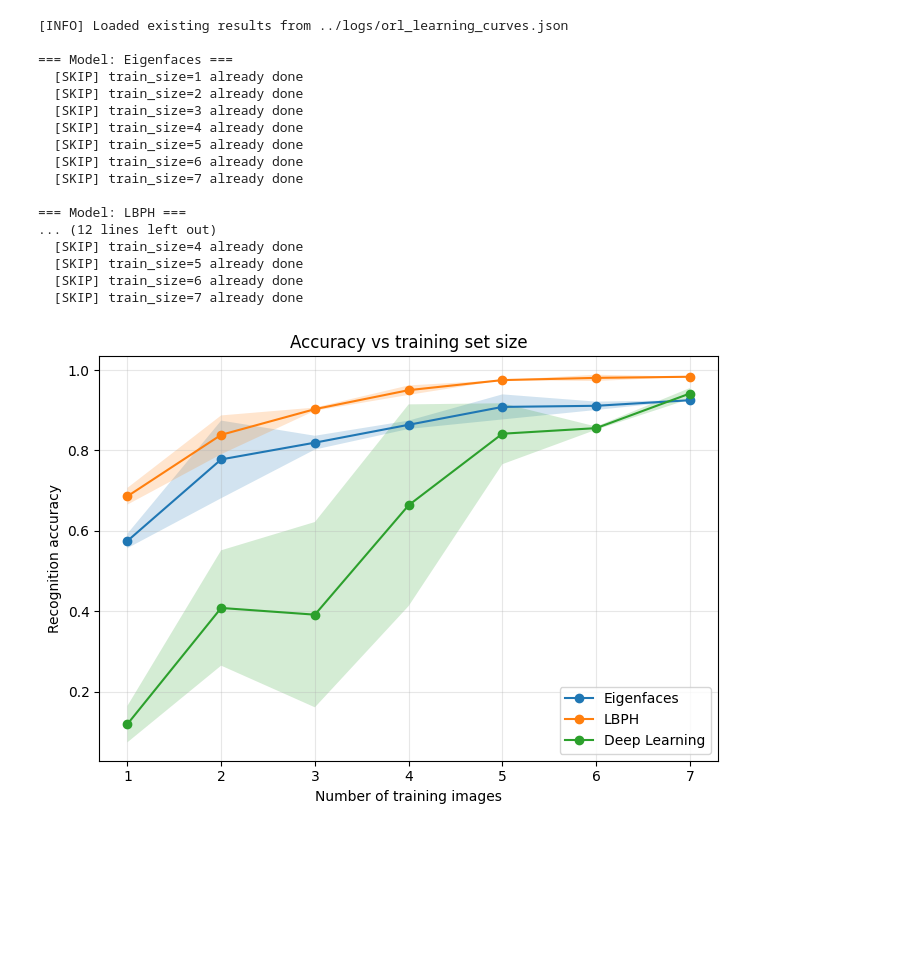
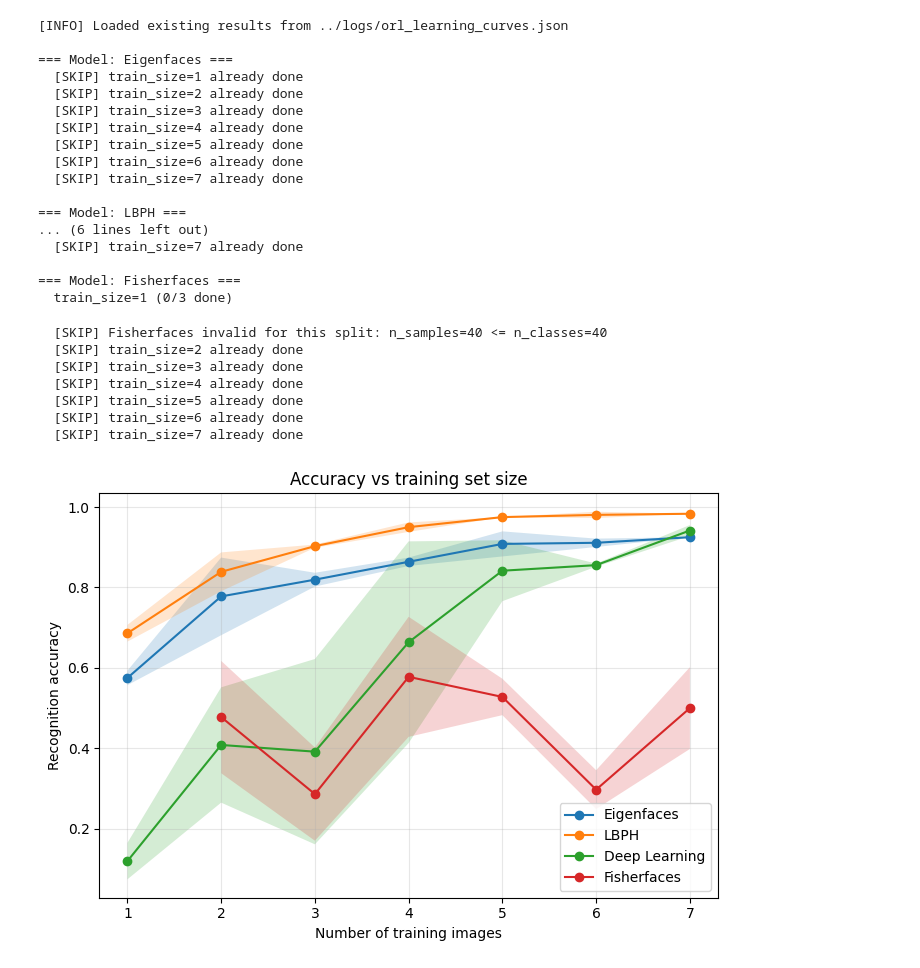
Before and after one commit to JeanJNMV/MDS-VIC_Face_Recognition, a Jupyter notebook: notebooks/F_10_GlobalResults.ipynb, the cells around one changed output. Cells and saved outputs as stored; diff of their text form; code cells hidden in the pictures; blank space fills up the shorter version.

Commit message:
globalcomp with fisherfaces

```diff
--- a/notebooks/F_10_GlobalResults.ipynb
+++ b/notebooks/F_10_GlobalResults.ipynb
@@ -63,7 +67,10 @@ def evaluate_models_vs_train_size(
                 model = model_fn()
 
                 # Fisherfaces needs strictly more training samples than classes.
-                if isinstance(model, Fisherfaces) and Xtr.shape[0] <= np.unique(ytr).size:
+                if (
+                    isinstance(model, Fisherfaces)
+                    and Xtr.shape[0] <= np.unique(ytr).size
+                ):
                     print(
                         "  [SKIP] Fisherfaces invalid for this split: "
                         f"n_samples={Xtr.shape[0]} <= n_classes={np.unique(ytr).size}"
@@ -139,42 +146,49 @@ models = {
     "Eigenfaces": lambda: Eigenfaces(K=10),
     "LBPH": lambda: LBPH(),
     "Fisherfaces": lambda: Fisherfaces(strict=False, normalize=False, random_state=0),
-    "Deep Learning": lambda: DeepLearningModel(),
+    # "Deep Learning": lambda: DeepLearningModel(),
 }
 
 train_sizes = [1, 2, 3, 4, 5, 6, 7]
 
 results = evaluate_models_vs_train_size(
     models=models,
     train_sizes=train_sizes,
     data=data,
     test_idx=test_idx,
     pool_idx=pool_idx,
     n_exp=3,
     save_path="../logs/orl_learning_curves.json",
 )
 
 summary = summarize_results(results)
 plot_learning_curves(summary)
 # %% [output]
 [INFO] Loaded existing results from ../logs/orl_learning_curves.json
 
 === Model: Eigenfaces ===
   [SKIP] train_size=1 already done
   [SKIP] train_size=2 already done
   [SKIP] train_size=3 already done
   [SKIP] train_size=4 already done
   [SKIP] train_size=5 already done
   [SKIP] train_size=6 already done
   [SKIP] train_size=7 already done
 
 === Model: LBPH ===
-... (12 lines left out)
-  [SKIP] train_size=4 already done
-  [SKIP] train_size=5 already done
-  [SKIP] train_size=6 already done
+... (6 lines left out)
   [SKIP] train_size=7 already done
+
+=== Model: Fisherfaces ===
+  train_size=1 (0/3 done)
+  [SKIP] Fisherfaces invalid for this split: n_samples=40 <= n_classes=40
+  [SKIP] train_size=2 already done
+  [SKIP] train_size=3 already done
+  [SKIP] train_size=4 already done
+  [SKIP] train_size=5 already done
+  [SKIP] train_size=6 already done
+  [SKIP] train_size=7 already done
-[figure, old version]
+[figure, new version]
 # %%
 from vic.dataloader import load_yale
 
```
Also changed, not shown: parts of 2 cells of this notebook, 6 other files.
